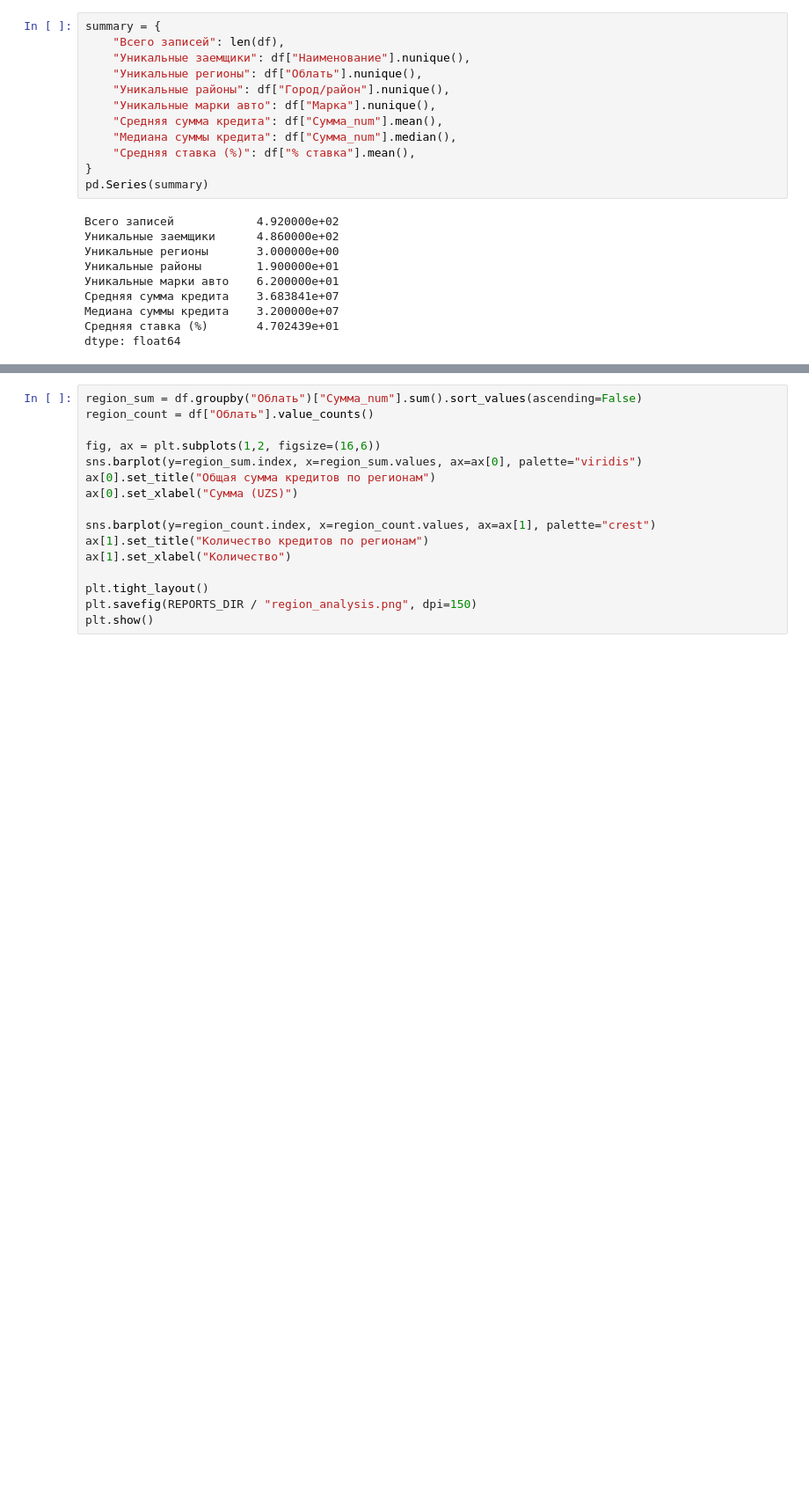
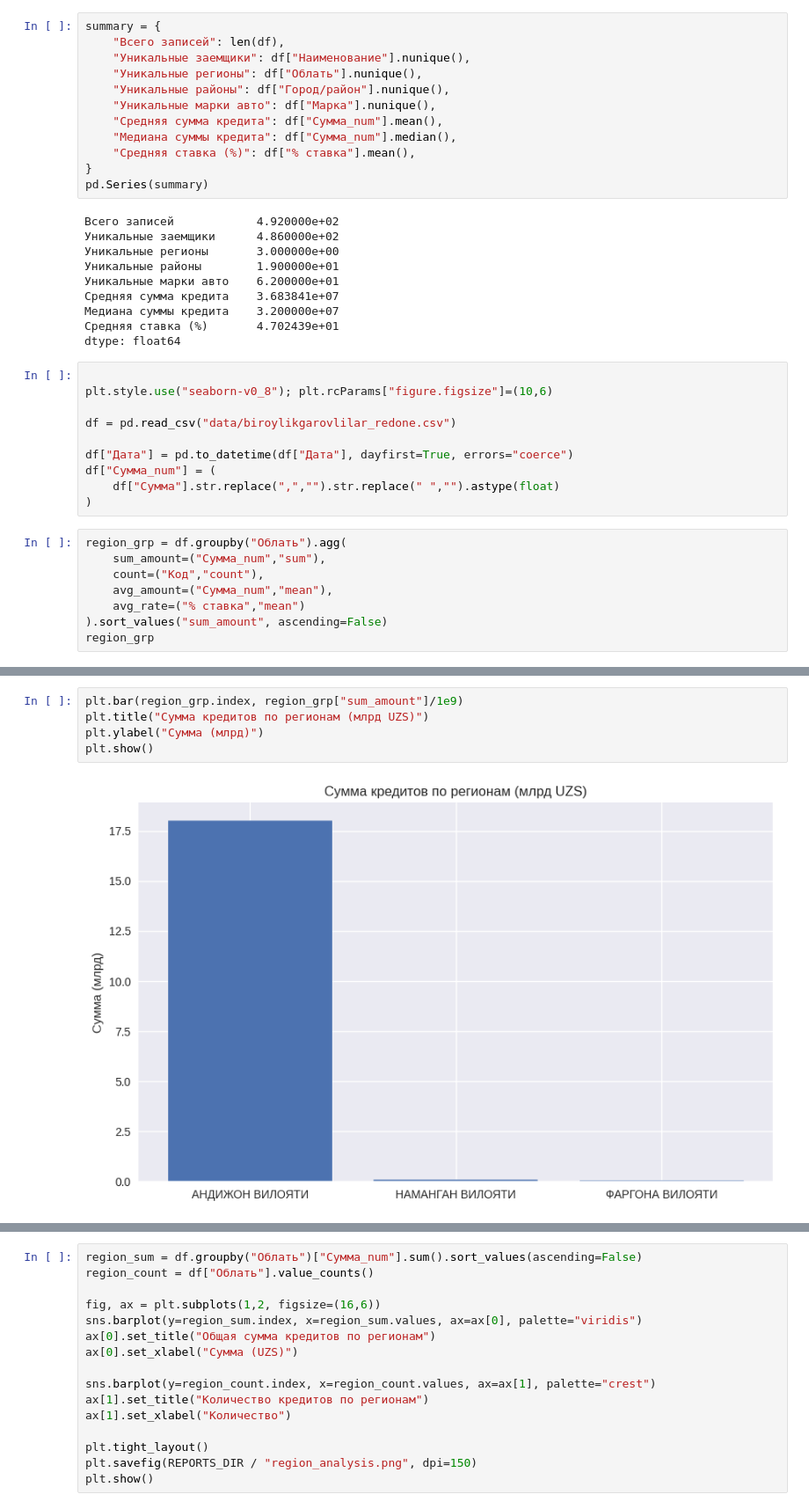
Before and after one commit to globallstudent/adex, a Jupyter notebook: garovli.ipynb, the cells around one changed output, grey strips where cells are left out. Shown at 88% size. Saved outputs shown, nothing was run; the diff lists cells and outputs as text; blank space fills up the shorter version.

```diff
--- a/garovli.ipynb
+++ b/garovli.ipynb
@@ -85,3 +85,21 @@ pd.Series(summary)
 Медиана суммы кредита    3.200000e+07
 Средняя ставка (%)       4.702439e+01
 dtype: float64
+# %%
+
+plt.style.use("seaborn-v0_8"); plt.rcParams["figure.figsize"]=(10,6)
+
+df = pd.read_csv("data/biroylikgarovlilar_redone.csv")
+
+df["Дата"] = pd.to_datetime(df["Дата"], dayfirst=True, errors="coerce")
+df["Сумма_num"] = (
+    df["Сумма"].str.replace(",","").str.replace(" ","").astype(float)
+)
+# %%
+region_grp = df.groupby("Облать").agg(
+    sum_amount=("Сумма_num","sum"),
+    count=("Код","count"),
+    avg_amount=("Сумма_num","mean"),
+    avg_rate=("% ставка","mean")
+).sort_values("sum_amount", ascending=False)
+region_grp
@@ -87,0 +112,7 @@ dtype: float64
+# %%
+plt.bar(region_grp.index, region_grp["sum_amount"]/1e9)
+plt.title("Сумма кредитов по регионам (млрд UZS)")
+plt.ylabel("Сумма (млрд)")
+plt.show()
+# %% [output]
+[figure, added]
```
Also changed, not shown: parts of 10 cells of this notebook.
